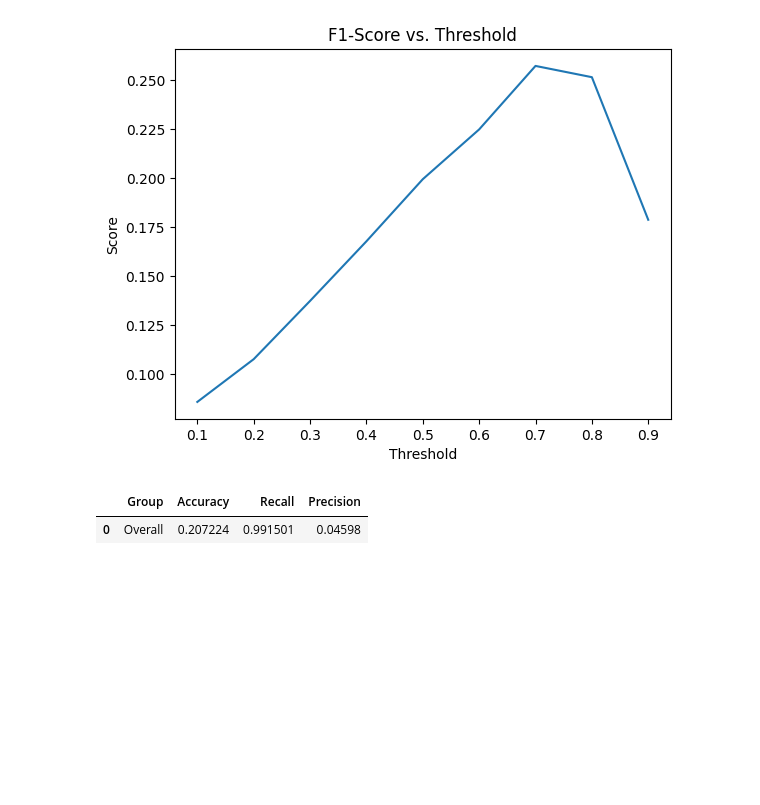
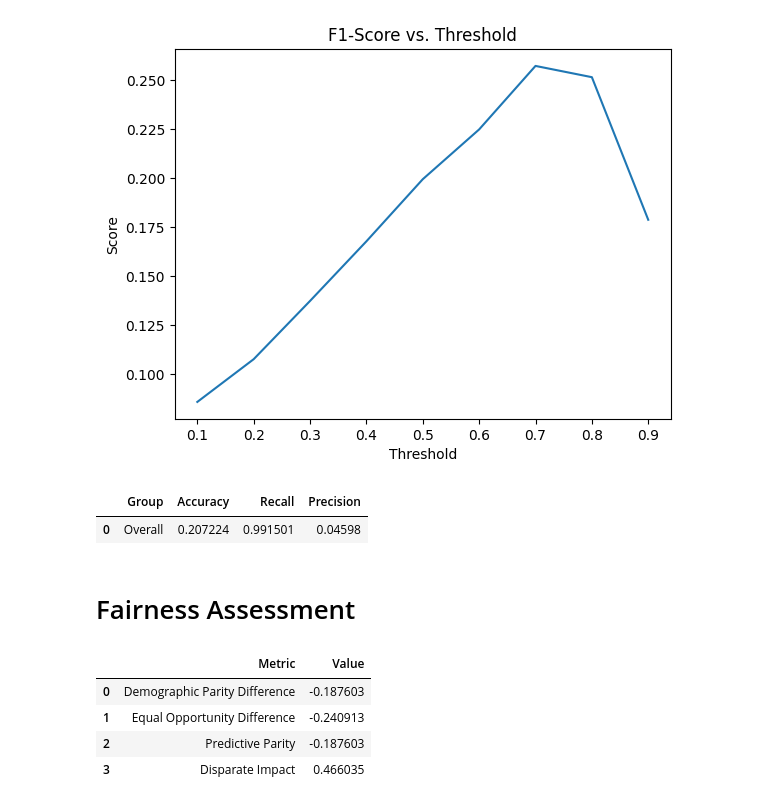
Before and after one commit to patsals/CHD-adversarial-nn, a Jupyter notebook: LRModel.ipynb, the cells around one changed output. Cells and saved outputs as stored; diff of their text form; code cells hidden in the pictures; blank space fills up the shorter version.

Commit message:
Fairness Metrics for Baselines

```diff
--- a/LRModel.ipynb
+++ b/LRModel.ipynb
@@ -72,6 +84,40 @@ def thresholds_assessment(raw_predictions, actuals, thresholds = list):
         recalls.append(recall_score(actuals, new_preds))
         precs.append(precision_score(actuals, new_preds))
     return {'Accuracy': accs, 'Recall': recalls, 'Precision': precs}
+# %%
+def fairness_metrics(input_df, predictions):
+
+    binary_dataset = BinaryLabelDataset(df=input_df,
+                                    label_names=['Coronary heart disease'],
+                                    protected_attribute_names=['Gender'])
+
+    # Create predictions dataset
+    pred_df = input_df.drop('Coronary heart disease', axis = 1)
+    pred_df['Coronary heart disease'] = predictions
+    binary_predictions = BinaryLabelDataset(df=pred_df,
+                                            label_names=['Coronary heart disease'],
+                                            protected_attribute_names=['Gender'])
+
+    # Compute metrics
+    metric = ClassificationMetric(binary_dataset, binary_predictions,
+                                unprivileged_groups=[{'Gender': 0}],
+                                privileged_groups=[{'Gender': 1}])
+
+    demographic_parity_difference = metric.statistical_parity_difference()
+    equal_opportunity_difference = metric.equal_opportunity_difference()
+    predictive_parity = metric.statistical_parity_difference()
+    disparate_impact = metric.disparate_impact()
+
+
+    #Output Metrics in a Pandas DataFrame
+    fairness_table = pd.DataFrame({
+        'Metric': ['Demographic Parity Difference', 'Equal Opportunity Difference',
+                   'Predictive Parity', 'Disparate Impact'],
+        'Value': [demographic_parity_difference, equal_opportunity_difference,
+                  predictive_parity, disparate_impact]
+    })
+
+    return fairness_table
 # %% [markdown]
 # Data Load & Processing
 # %%
@@ -181,3 +232,18 @@ model_assessment(preds, y_val)
 # %% [output]
 |  | Group | Accuracy | Recall | Precision |
 | 0 | Overall | 0.207224 | 0.991501 | 0.04598 |
+# %% [markdown]
+# Fairness Assessment
+# %%
+y_pred = log_reg.predict(X_val)
+# %%
+
+X_train, X_test= train_test_split(df, test_size=0.2, random_state=42)
+X_train, X_val = train_test_split(X_train, test_size=0.25, random_state=42)
+fairness_metrics(X_val, y_pred)
+# %% [output]
+|  | Metric | Value |
+| 0 | Demographic Parity Difference | -0.187603 |
+| 1 | Equal Opportunity Difference | -0.240913 |
+| 2 | Predictive Parity | -0.187603 |
+| 3 | Disparate Impact | 0.466035 |
```
Also changed, not shown: parts of 7 cells of this notebook, 2 other files.
